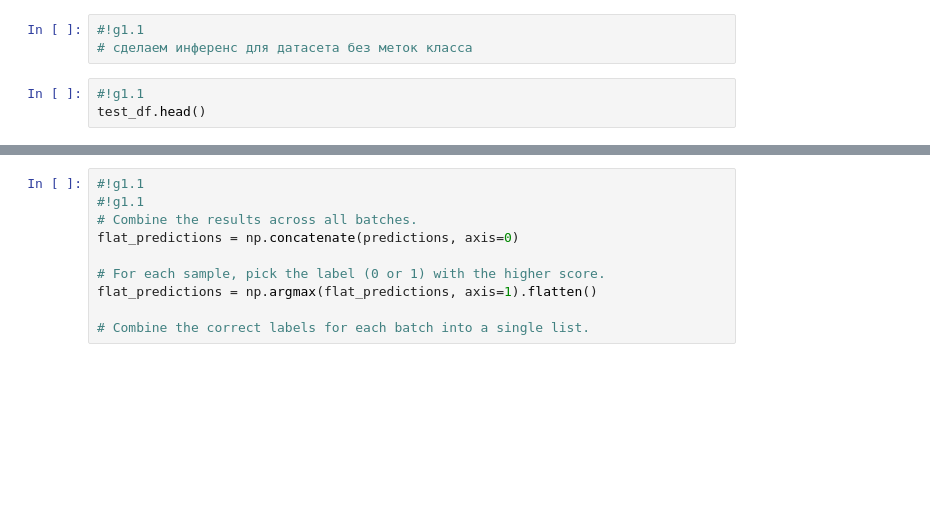
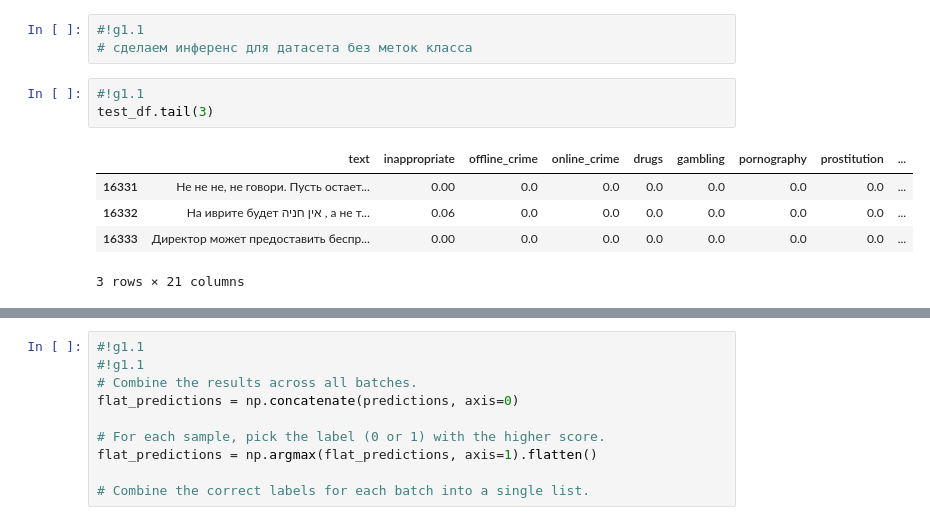
Before and after one commit to AlexZapolskii/text_attacks, a Jupyter notebook: notebooks/russian-inappropriate-messages.ipynb, the cells around one changed output, grey strips where cells are left out. Drawn from its saved outputs; the diff is of its cells as text; blank space fills up the shorter version.

```diff
--- a/notebooks/russian-inappropriate-messages.ipynb
+++ b/notebooks/russian-inappropriate-messages.ipynb
@@ -747,7 +900,13 @@ We'll need to apply all of the same steps that we did for the training data to p
 # сделаем инференс для датасета без меток класса
 # %%
 #!g1.1
-test_df.head()
+test_df.tail(3)
+# %% [output]
+|  | text | inappropriate | offline_crime | online_crime | drugs | gambling | pornography | prostitution | ... |
+| 16331 | Не не не, не говори. Пусть остает... | 0.00 | 0.0 | 0.0 | 0.0 | 0.0 | 0.0 | 0.0 | ... |
+| 16332 | На иврите будет אין חניה , а не т... | 0.06 | 0.0 | 0.0 | 0.0 | 0.0 | 0.0 | 0.0 | ... |
+| 16333 | Директор может предоставить беспр... | 0.00 | 0.0 | 0.0 | 0.0 | 0.0 | 0.0 | 0.0 | ... |
+3 rows × 21 columns
 # %%
 #!g1.1
 import pandas as pd
```
Also changed, not shown: parts of 29 cells of this notebook.
